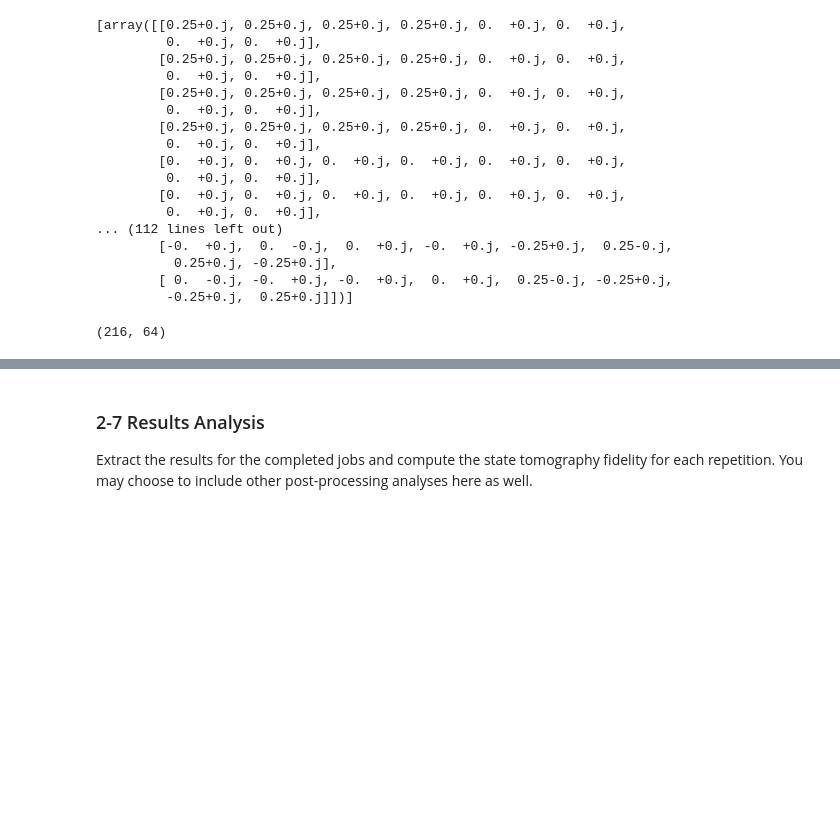
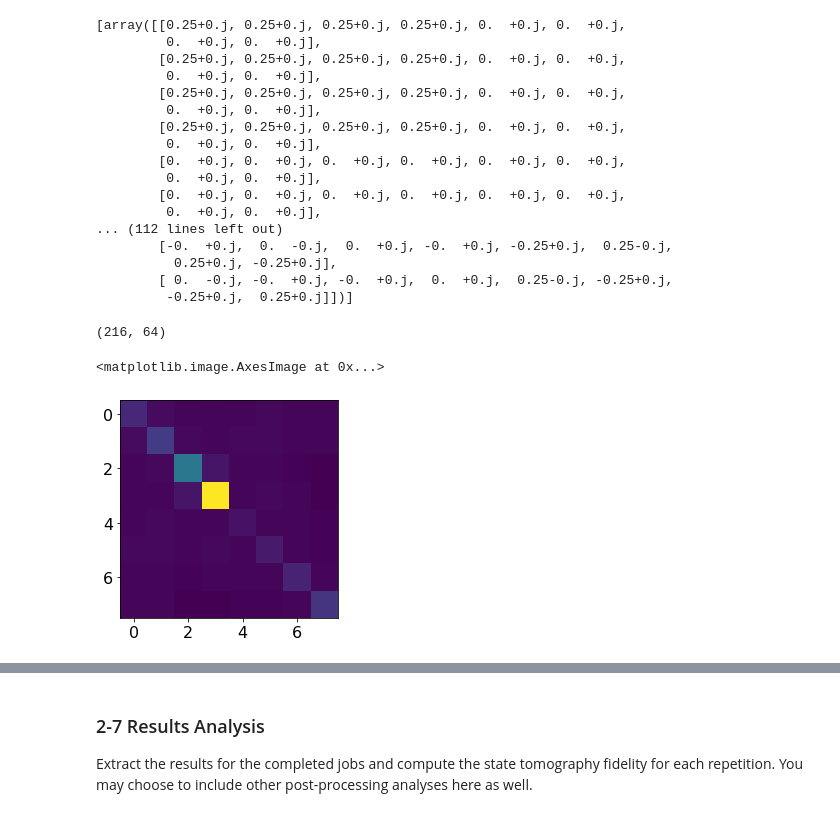
Before and after one commit to Phionx/trotts, a Jupyter notebook: explore/old/ibmq-qsim-challenge-test-playground.ipynb, the cells around one changed output, grey strips where cells are left out. Cells and saved outputs as stored; diff of their text form; code cells hidden in the pictures; blank space fills up the shorter version.

```diff
--- a/explore/ibmq-qsim-challenge-COPY.ipynb
+++ b/explore/old/ibmq-qsim-challenge-test-playground.ipynb
@@ -435,3 +492,8 @@ basis_matrix.shape
+# %%
+plt.imshow(np.real(rho_fit))
+# %% [output]
+<matplotlib.image.AxesImage at 0x...>
+[figure, added]
 # %%
 target_state = (One^One^Zero).to_matrix()
 
```
Also changed, not shown: parts of 17 cells of this notebook, 5 other files.
